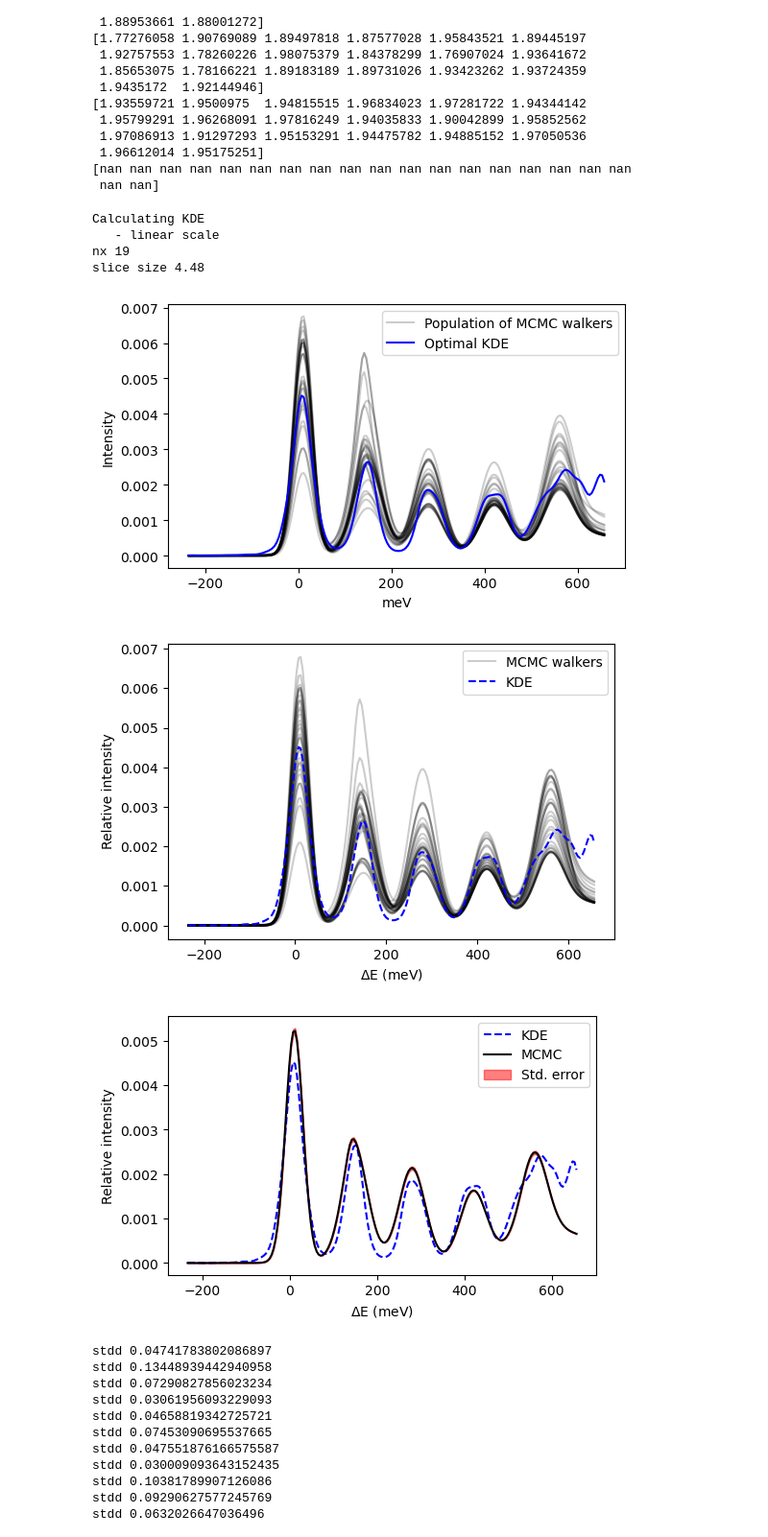
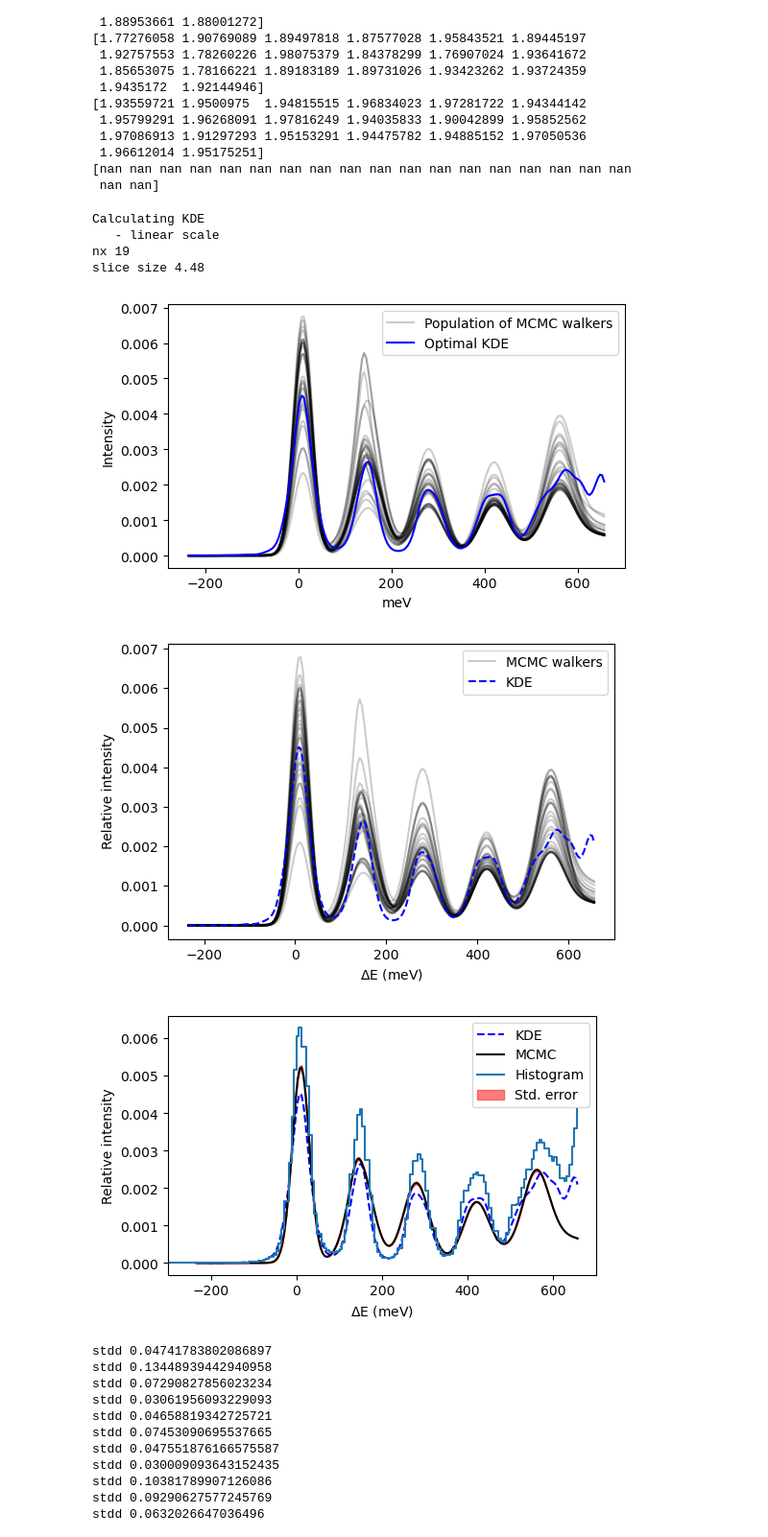
Before and after one commit to localoptimum/emtk, a Jupyter notebook: ARCStest.ipynb, the cells around one changed output. Shown at 96% size. Drawn from its saved outputs; the diff is of its cells as text; code cells hidden in the pictures.

Commit message:
Updated figures to show parameter fits

```diff
--- a/ARCStest.ipynb
+++ b/ARCStest.ipynb
@@ -268,6 +269,7 @@ bn=ema1.optimal_n_bins()
 hst = np.histogram(ema1.data, bins=bn, weights=ema1.weights)
 hx=hst[1]
 hy=hst[0]
+
 # wipe over zero value artefacts
 zind = np.where(hy==0.0)
 for i in range(0, hx.size):
@@ -275,7 +277,10 @@ for i in range(0, hx.size):
         hy[i] = hy[i-1]
 hx = hx[:-1]
 fig,ax=plt.subplots()
-ax.step(hx, hy, where='post', label='Data')
+fullhisto_x = hx
+fullhisto_y = hy
+
+ax.step(fullhisto_x, fullhisto_y, where='post', label='Data')
 nhy = hy.size
 shy = np.sum(hy)
 nly = ema1.lse_result.best_fit.size
@@ -283,7 +288,11 @@ sly = np.sum(ema1.lse_result.best_fit)
 
 scl = shy * nly / (nhy * sly)
 
-ax.plot(ema1.histx, scl*ema1.lse_result.best_fit, color='black', label='Least Squares Fit')
+full_data_fit_line = scl*ema1.lse_result.best_fit
+
+
+#ax.plot(ema1.histx, full_data_fit_line, color='black', label='Least Squares Fit')
+ax.plot(fullhisto_x, full_data_fit_line, color='black', label='Least Squares Fit')
 plt.xlabel('$\Delta$E (meV)')
 plt.ylabel('Relative intensity')
 plt.legend()
@@ -829,34 +842,39 @@ for ind in inds:
     yfit[ind] = cpo.pmf(smp, cpo.kdex, cpo.xmin, cpo.xmax, None)
 
 ymean = np.mean(yfit, axis=0)
 ystd = np.std(yfit, axis=0)
 ystd = ystd / np.sqrt(len(inds))
 
 
 ysum = np.sum(ymean)
 scale = pt_sum / ysum
 ymean = ymean * scale
 ystd = ystd * scale
 
+stepsum = np.sum(fullhisto_y)
+stepscale = pt_sum / stepsum
+
 plt.plot(cpo.kdex, cpo.kdey, ls='--', color='blue', label='KDE')
 plt.plot(cpo.kdex, ymean, color='black', label='MCMC')
+plt.step(fullhisto_x, fullhisto_y*stepscale, where='post', label='Histogram')
 plt.fill_between(cpo.kdex, ymean-ystd, ymean+ystd, color='red', alpha=0.5, label='Std. error')
 plt.xlabel('$\Delta$E (meV)')
 plt.ylabel('Relative intensity')
 #plt.xlim([410, 435])
 #plt.ylim([0.0014, 0.00195])
 plt.legend()
+plt.xlim(-300,700)
 fig.set_size_inches(6,4)
 plt.savefig('arcsFigs/arcs_data_subsampled_kde_fit_mean.png', dpi=600, bbox_inches='tight')
 plt.show()
 # %% [output]
 Calculating KDE
    - linear scale
 nx 19
 slice size 4.48
 [figure]
 [figure]
-[figure, old version]
+[figure, new version]
 # %%
 lookat=1
 #cpo.plot_MCMC_parameter_distribution(lookat, compare=True)
```
Also changed, not shown: parts of 5 cells of this notebook.
